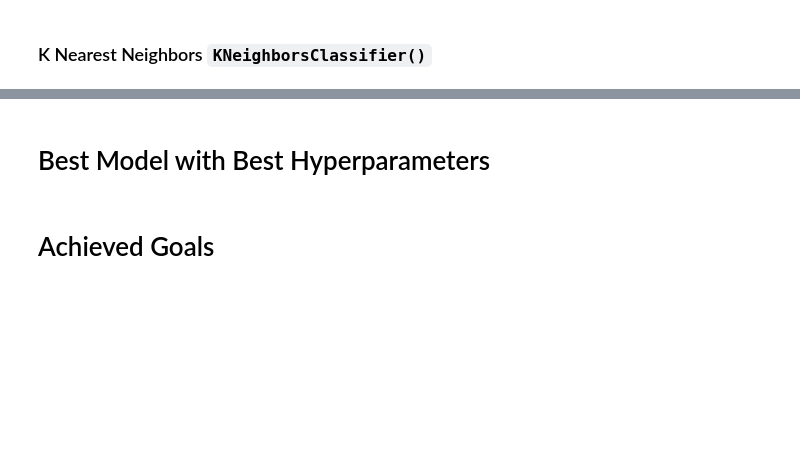
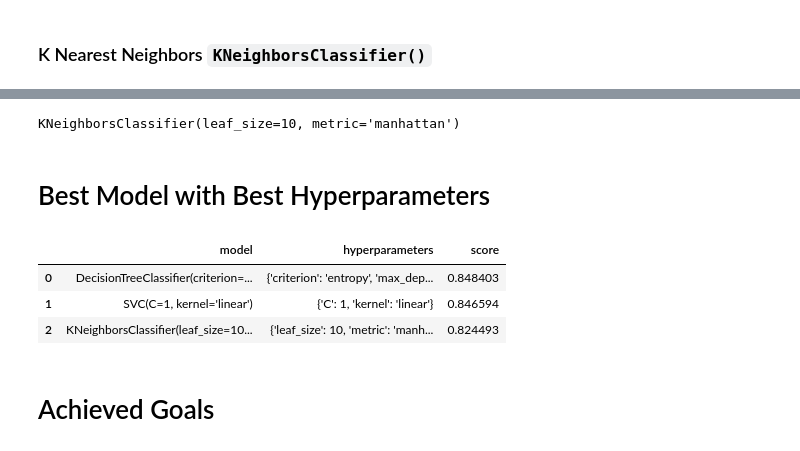
Before and after one commit to Axxst/resolving-machine-learning-python, a Jupyter notebook: 04_Overfitting & Hyperparameter Tuning with Cross Validation/04C_cross-validation_practice_blank.ipynb, the cells around one changed output, grey strips where cells are left out. Drawn from its saved outputs; the diff is of its cells as text; code cells hidden in the pictures; blank space fills up the shorter version.

```diff
--- a/04_Overfitting & Hyperparameter Tuning with Cross Validation/04C_cross-validation_practice_blank.ipynb
+++ b/04_Overfitting & Hyperparameter Tuning with Cross Validation/04C_cross-validation_practice_blank.ipynb
@@ -167,0 +324,4 @@ scaler.fit(X=X_train)
+# %%
+cv_kn = GridSearchCV(estimator=model_kn, param_grid=param_grid_kn, verbose=2)
+# %%
+cv_kn.fit(X_train_scaler,y_train)
@@ -168,5 +351,30 @@ scaler.fit(X=X_train)
+# %%
+cv_kn.best_estimator_
+# %% [output]
+KNeighborsClassifier(leaf_size=10, metric='manhattan')
 # %% [markdown]
 # Best Model with Best Hyperparameters
+# %%
+dic_results={
+    'model':[cv_dt.best_estimator_,
+            cv_sv.best_estimator_,
+            cv_kn.best_estimator_],
+    'hyperparameters':[ cv_dt.best_params_,
+            cv_sv.best_params_,
+            cv_kn.best_params_],
+    'score':[ cv_dt.score(X_test, y=y_test),
+            cv_sv.score(X_test_scaler, y=y_test),
+            cv_kn.score(X_test_scaler, y=y_test) ]
+}
+# %%
+df_results = pd.DataFrame(data=dic_results,)
+# %%
+df_results.style.background_gradient()
+# %% [output]
+|  | model | hyperparameters | score |
+| 0 | DecisionTreeClassifier(criterion=... | {'criterion': 'entropy', 'max_dep... | 0.848403 |
+| 1 | SVC(C=1, kernel='linear') | {'C': 1, 'kernel': 'linear'} | 0.846594 |
+| 2 | KNeighborsClassifier(leaf_size=10... | {'leaf_size': 10, 'metric': 'manh... | 0.824493 |
 # %% [markdown]
 # Achieved Goals
 # %% [markdown]
```
Also changed, not shown: parts of 29 cells of this notebook, 1 other file.
